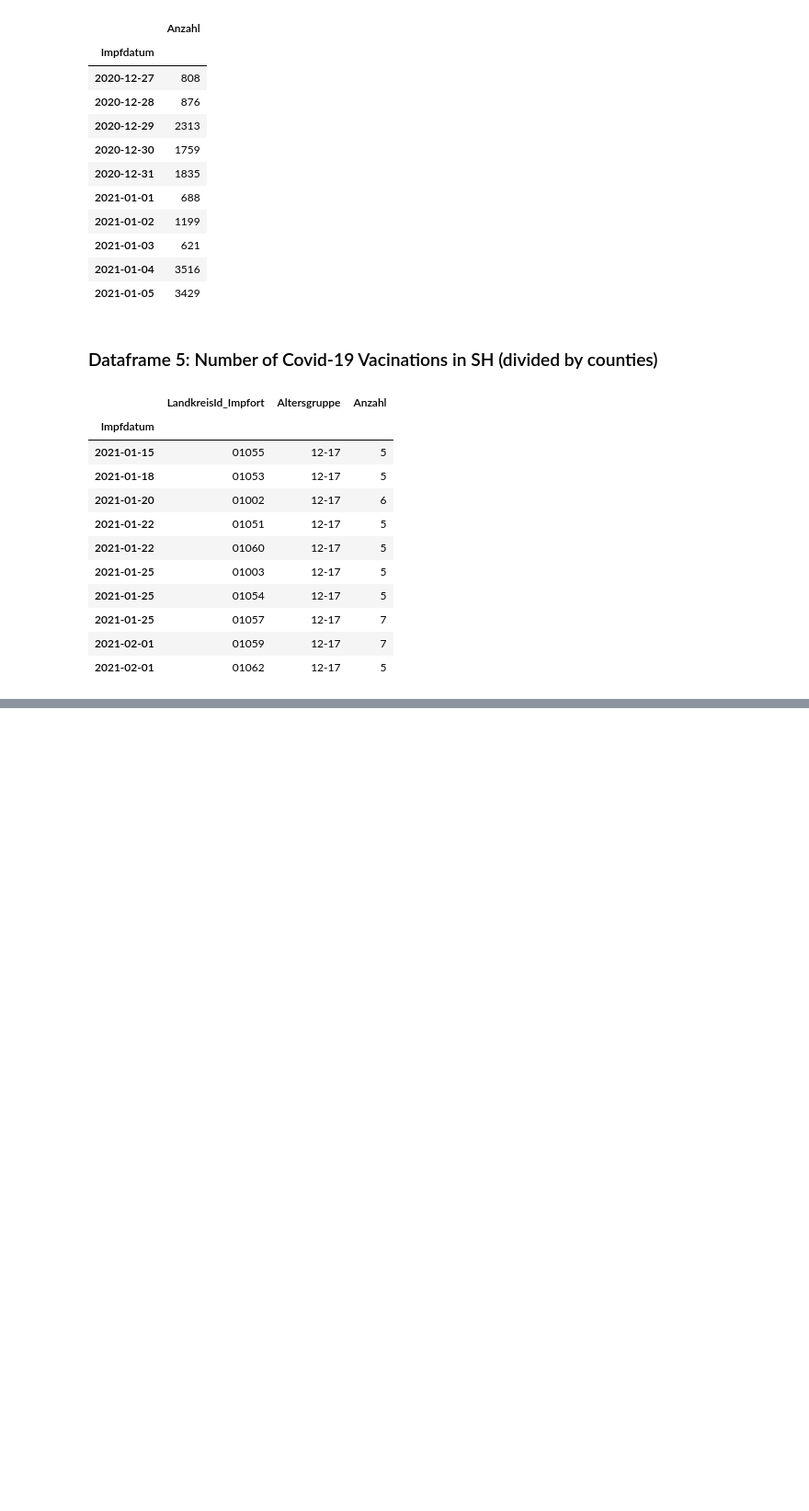
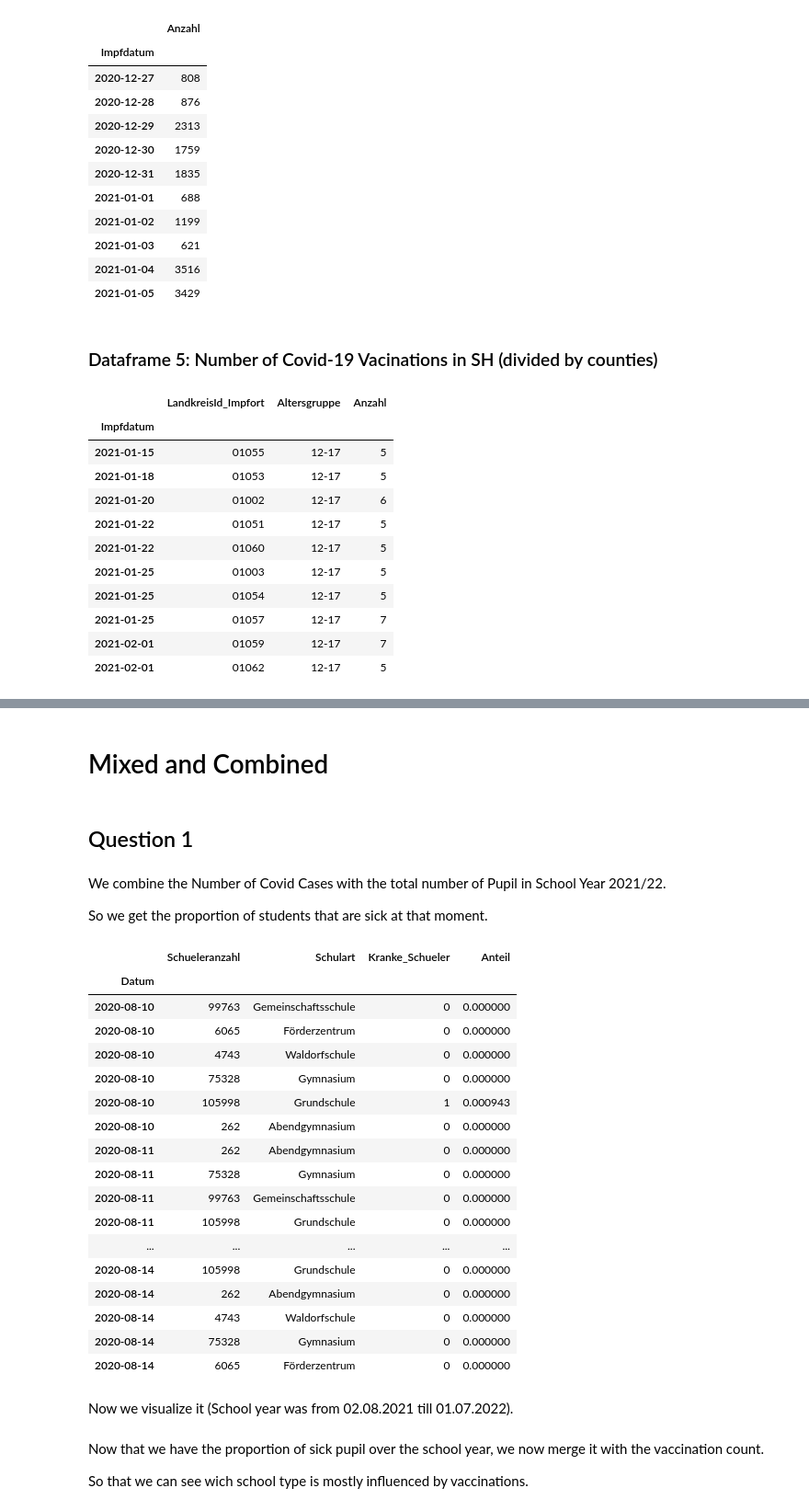
Before and after one commit to JanBaumgart/Jan_MADE, a Jupyter notebook: project/data_exploration.ipynb, the cells around one changed output, grey strips where cells are left out. Shown at 92% size. Cells and saved outputs as stored; diff of their text form; code cells hidden in the pictures; blank space fills up the shorter version.

Commit message:
Neue Daten hinzugefügt

```diff
--- a/project/data_exploration.ipynb
+++ b/project/data_exploration.ipynb
@@ -27,13 +29,14 @@ The 5 Tables and so the Variables are:
 # %%
 db_connection = create_engine('sqlite:///../data/data.sqlite')
 
-table_names = ['Bewohneranzahl_SH_LandKreise', 'Schueleranzahl_SH_21_22', 'Covid_Faelle_nach_Schultypen', 'Impfungen_SH', 'Impfungen_SH_LandKreise']
+table_names = ['Bewohneranzahl_SH_LandKreise', 'Schueleranzahl_SH_21_22', 'Covid_Faelle_nach_Schultypen', 'Impfungen_SH', 'Impfungen_SH_LandKreise', 'Covid_Faelle_an_Schulen_nach_Landkreisen']
 
 df1 = pd.read_sql_table(table_names[0], db_connection, index_col='Schlüssel-nummer')
 df2 = pd.read_sql_table(table_names[1], db_connection, index_col='Schulart')
 df3 = pd.read_sql_table(table_names[2], db_connection, index_col='Datum')
 df4 = pd.read_sql_table(table_names[3], db_connection, index_col='Impfdatum')
 df5 = pd.read_sql_table(table_names[4], db_connection, index_col='Impfdatum')
+df6 = pd.read_sql_table(table_names[5], db_connection, index_col='Datum')
 # %% [markdown]
 ## Exploring
 
@@ -69,0 +75,17 @@ df2.head(10)
+# %%
+# Mapping für die Änderung der Schularten
+school_type_mapping = {
+    'Insgesamt': 'Insgesamt',
+    'Grundschulen': 'Grundschule',
+    'Gymnasien': 'Gymnasium',
+    'Integrierte Gesamtschulen': 'Gemeinschaftsschule',
+    'Freie Waldorfschulen': 'Waldorfschule',
+    'Förderschulen': 'Förderzentrum',
+    'Abendgymnasien': 'Abendgymnasium'
+}
+
+# Anwendung des Mappings auf die Schularten in df2
+df2.index = df2.index.map(school_type_mapping)
+
+# Anzeige der aktualisierten Daten
+df2.head(10)
@@ -120,0 +176,47 @@ df5.head(10)
+# %% [markdown]
+# Mixed and Combined
+# %% [markdown]
+## Question 1
+# %% [markdown]
+We combine the Number of Covid Cases with the total number of Pupil in School Year 2021/22.
+
+So we get the proportion of students that are sick at that moment.
+# %%
+# Mergen der beiden DataFrames basierend auf der Schulart und dem Datum
+merged_df = pd.merge(df2, df3, left_index=True, right_on='Schulart')
+
+# Berechnung des prozentualen Anteils an Covid-Fällen
+merged_df['Anteil'] = (merged_df['Anzahl'] / merged_df['Schueler_innen_Anzahl']) * 100
+
+# Umbenennung der Spalten
+merged_df.rename(columns={'Schueler_innen_Anzahl': 'Schueleranzahl', 'Anzahl': 'Kranke_Schueler'}, inplace=True)
+
+# Nach dem zusammenführen wieder nach Datum sortieren
+merged_df.sort_values(by='Datum', inplace=True)
+
+merged_df.head(30)
+# %% [output]
+|  | Schueleranzahl | Schulart | Kranke_Schueler | Anteil |
+| Datum |  |  |  |  |
+| 2020-08-10 | 99763 | Gemeinschaftsschule | 0 | 0.000000 |
+| 2020-08-10 | 6065 | Förderzentrum | 0 | 0.000000 |
+| 2020-08-10 | 4743 | Waldorfschule | 0 | 0.000000 |
+| 2020-08-10 | 75328 | Gymnasium | 0 | 0.000000 |
+| 2020-08-10 | 105998 | Grundschule | 1 | 0.000943 |
+| 2020-08-10 | 262 | Abendgymnasium | 0 | 0.000000 |
+| 2020-08-11 | 262 | Abendgymnasium | 0 | 0.000000 |
+| 2020-08-11 | 75328 | Gymnasium | 0 | 0.000000 |
+| 2020-08-11 | 99763 | Gemeinschaftsschule | 0 | 0.000000 |
+| 2020-08-11 | 105998 | Grundschule | 0 | 0.000000 |
+| ... | ... | ... | ... | ... |
+| 2020-08-14 | 105998 | Grundschule | 0 | 0.000000 |
+| 2020-08-14 | 262 | Abendgymnasium | 0 | 0.000000 |
+| 2020-08-14 | 4743 | Waldorfschule | 0 | 0.000000 |
+| 2020-08-14 | 75328 | Gymnasium | 0 | 0.000000 |
+| 2020-08-14 | 6065 | Förderzentrum | 0 | 0.000000 |
+# %% [markdown]
+ Now we visualize it (School year was from 02.08.2021 till 01.07.2022).
+# %% [markdown]
+Now that we have the proportion of sick pupil over the school year, we now merge it with the vaccination count.
+
+So that we can see wich school type is mostly influenced by vaccinations.
```
Also changed, not shown: parts of 7 cells of this notebook, 4 other files.
